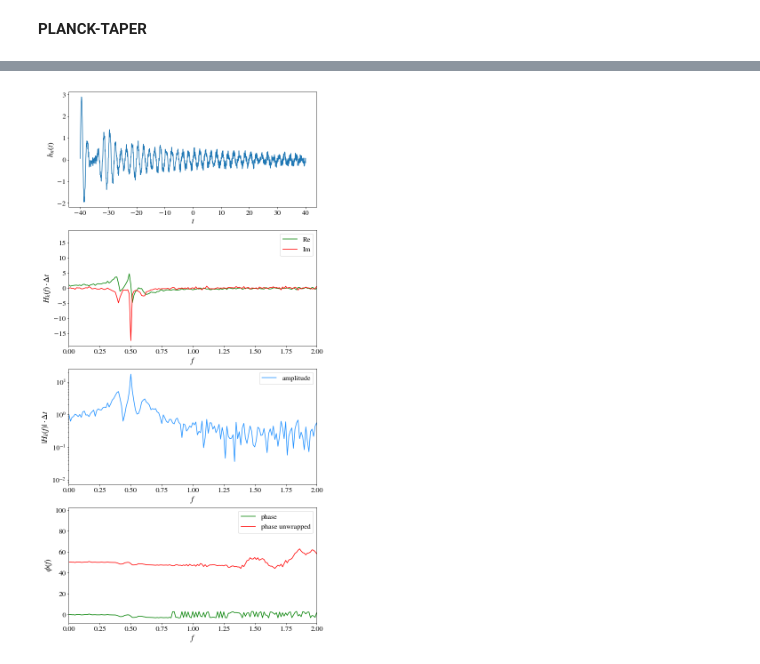
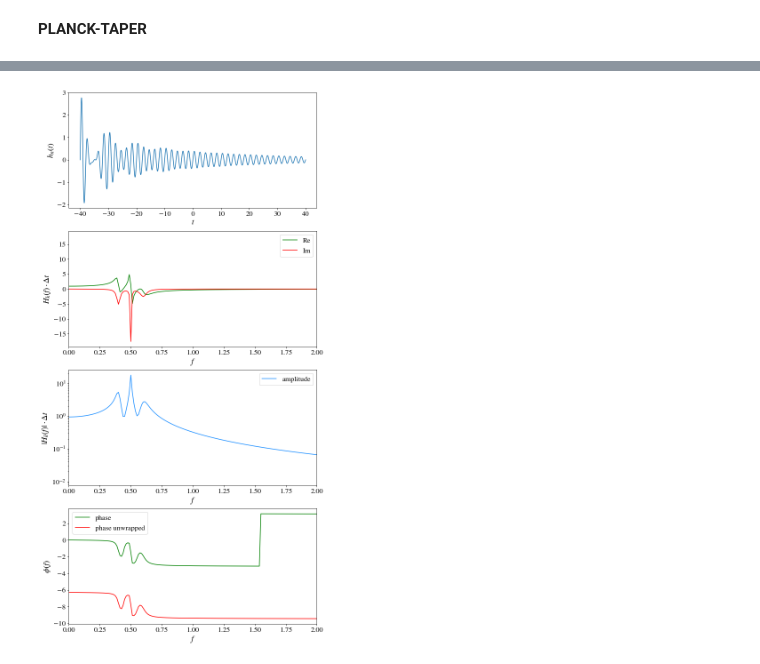
Before and after one commit to niksterg/pyFourier, a Jupyter notebook: DFT-Window-Functions.ipynb, the cells around one changed output, grey strips where cells are left out. Cells and saved outputs as stored; diff of their text form; code cells hidden in the pictures.

```diff
--- a/DFT-Window-Functions.ipynb
+++ b/DFT-Window-Functions.ipynb
@@ -294,7 +295,7 @@ plt.show()
 f0 = 0.5
 
 A0 = 1.0
-Anoise = 0.02
+Anoise = 0.0
 
 D=1200
 N=D+1
@@ -328,34 +329,34 @@ fig = plt.figure(1, figsize=(10,22), frameon=False)
 ax1 = fig.add_subplot(411)
 ax1.plot(t_n, h_n)
 ax1.set_xlabel(r'$t$')
 ax1.set_ylabel(r'$h_n(t)$')
 
 ax2 = fig.add_subplot(412)
 ax2.plot(f_shift, np.real(H_k_shift)*dt, color='green', label='Re')
 ax2.plot(f_shift, np.imag(H_k_shift)*dt, color='red', label='Im')
 ax2.legend()
 ax2.set_xlim(0,2)
 ax2.set_xlabel(r'$f$')
 ax2.set_ylabel(r'$H_k(f) \cdot \Delta t$')
 
 ax3 = fig.add_subplot(413)
 ax3.plot(f_shift, A*dt, color='dodgerblue', label='amplitude')
 ax3.set_yscale("log", nonposy='clip')
 ax3.set_xlim(0,2)
 ax3.legend()
 ax3.set_xlabel(r'$f$')
 ax3.set_ylabel(r'$|H_k(f)|\cdot \Delta t$')
 
 ax4 = fig.add_subplot(414)
 ax4.plot(f_shift, phase, color='green', label='phase')
 ax4.plot(f_shift, phase_unwrap, color='red', label='phase unwrapped')
 ax4.legend()
 ax4.set_xlim(0,2)
 ax4.set_xlabel(r'$f$')
 ax4.set_ylabel(r'$\phi(f)$')
 plt.show()
 # %% [output]
-[figure, old version]
+[figure, new version]
 # %%
 
 f0 = 0.5
```
Also changed, not shown: parts of 11 cells of this notebook.
